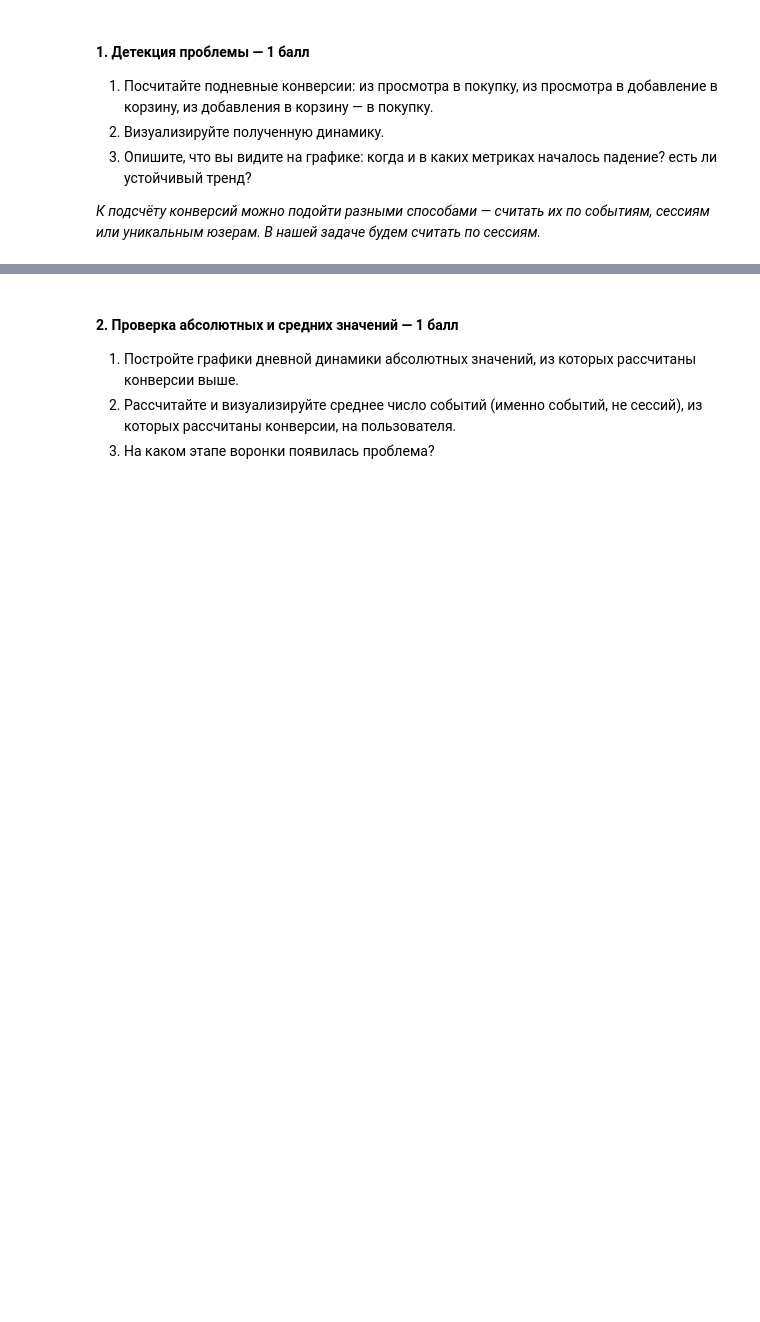
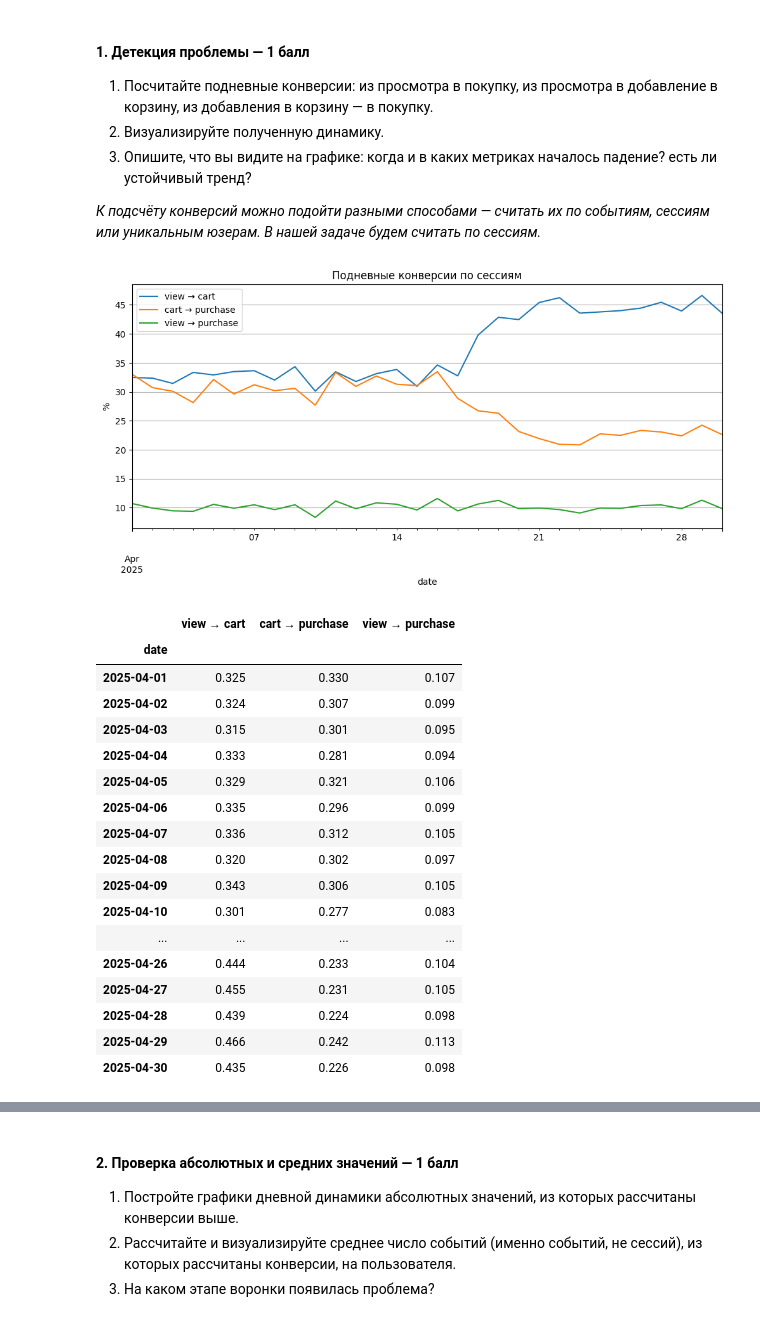
Before and after one commit to brezhnevaan/hse_product_metrics_course, a Jupyter notebook: HW_1/HW_1.ipynb, the cells around one changed output, grey strips where cells are left out. Cells and saved outputs as stored; diff of their text form; code cells hidden in the pictures; blank space fills up the shorter version.

Commit message:
Add HW 1 solution for the marketplace cart drop.
Co-authored-by: Cursor <cursoragent@cursor.com>

```diff
--- a/HW_1/HW_1.ipynb
+++ b/HW_1/HW_1.ipynb
@@ -82,4 +80,44 @@ df.head()
 
 *К подсчёту конверсий можно подойти разными способами — считать их по событиям, сессиям или уникальным юзерам. В нашей задаче будем считать по сессиям.*
 # %%
-# your code is here
+df['date'] = df['event_ts'].dt.normalize()
+
+daily = pd.DataFrame({
+    'view_item': df[df.event == 'view_item'].groupby('date')['session_id'].nunique(),
+    'add_to_cart': df[df.event == 'add_to_cart'].groupby('date')['session_id'].nunique(),
+    'purchase': df[df.event == 'purchase'].groupby('date')['session_id'].nunique(),
+})
+
+daily['view → cart'] = daily['add_to_cart'] / daily['view_item']
+daily['cart → purchase'] = daily['purchase'] / daily['add_to_cart']
+daily['view → purchase'] = daily['purchase'] / daily['view_item']
+
+(daily[['view → cart', 'cart → purchase', 'view → purchase']] * 100).plot(
+    figsize=(12, 5),
+    title='Подневные конверсии по сессиям'
+)
+plt.ylabel('%')
+plt.grid(True)
+plt.show()
+
+daily[['view → cart', 'cart → purchase', 'view → purchase']].round(3)
+# %% [output]
+[figure, added]
+|  | view → cart | cart → purchase | view → purchase |
+| date |  |  |  |
+| 2025-04-01 | 0.325 | 0.330 | 0.107 |
+| 2025-04-02 | 0.324 | 0.307 | 0.099 |
+| 2025-04-03 | 0.315 | 0.301 | 0.095 |
+| 2025-04-04 | 0.333 | 0.281 | 0.094 |
+| 2025-04-05 | 0.329 | 0.321 | 0.106 |
+| 2025-04-06 | 0.335 | 0.296 | 0.099 |
+| 2025-04-07 | 0.336 | 0.312 | 0.105 |
+| 2025-04-08 | 0.320 | 0.302 | 0.097 |
+| 2025-04-09 | 0.343 | 0.306 | 0.105 |
+| 2025-04-10 | 0.301 | 0.277 | 0.083 |
+| ... | ... | ... | ... |
+| 2025-04-26 | 0.444 | 0.233 | 0.104 |
+| 2025-04-27 | 0.455 | 0.231 | 0.105 |
+| 2025-04-28 | 0.439 | 0.224 | 0.098 |
+| 2025-04-29 | 0.466 | 0.242 | 0.113 |
+| 2025-04-30 | 0.435 | 0.226 | 0.098 |
```
Also changed, not shown: parts of 11 cells of this notebook.
